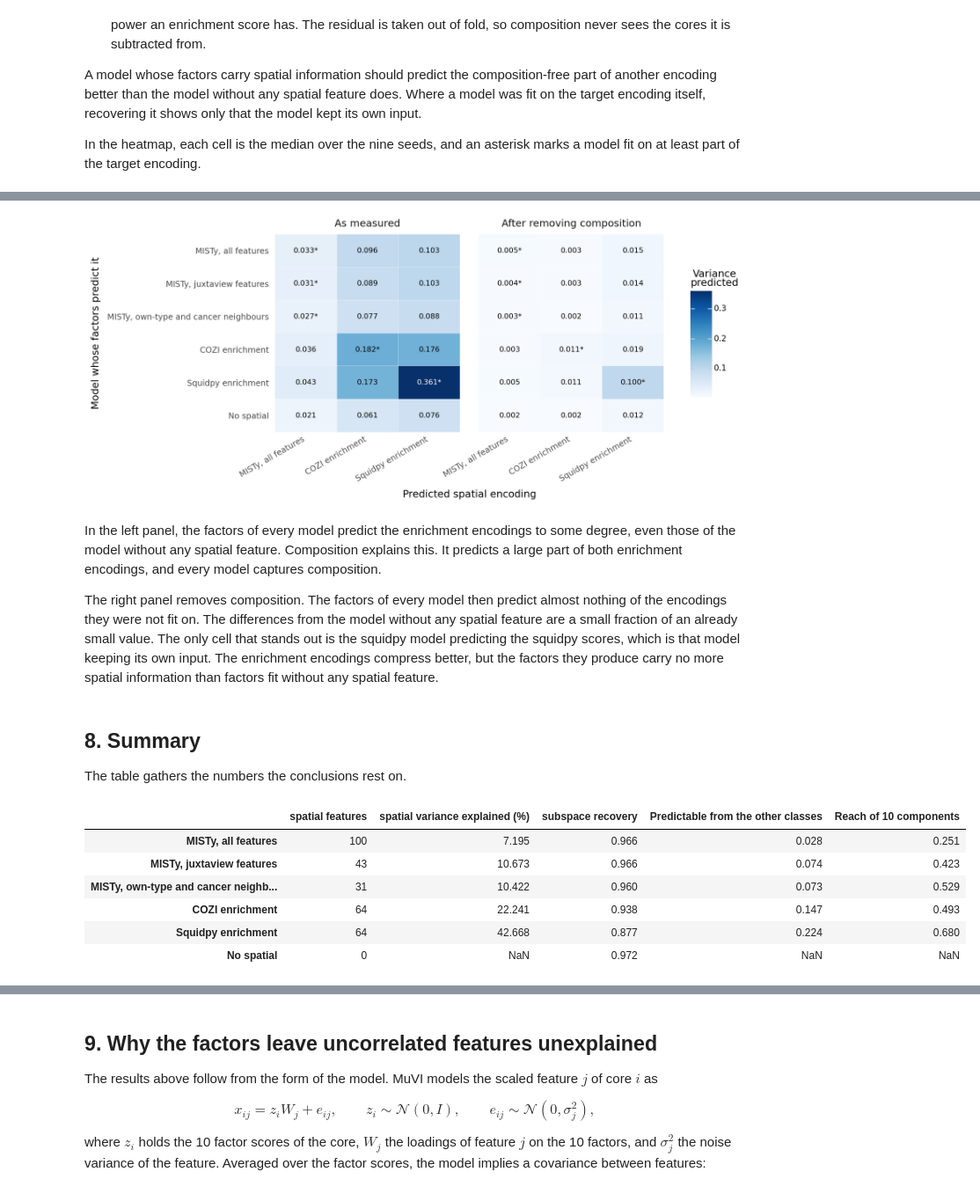
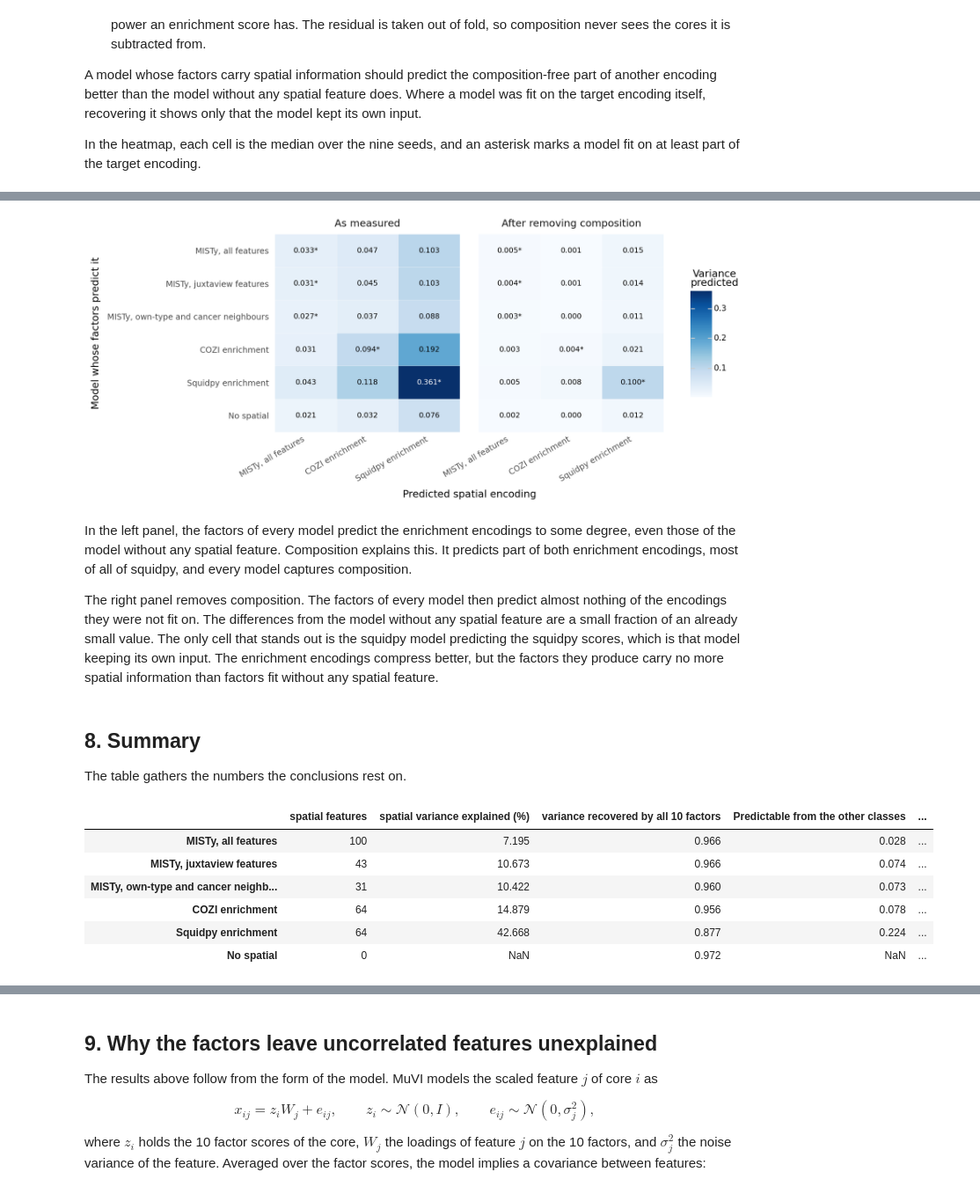
Before and after one commit to HartmannLab/MIBI-Analysis_Hamburg_CRC_TMA_2024, a Jupyter notebook: notebooks/multicellular/SpatialFeatureContribution.ipynb, the cells around one changed output, grey strips where cells are left out. Shown at 88% size. Drawn from its saved outputs; the diff is of its cells as text; code cells hidden in the pictures.

```diff
--- a/notebooks/multicellular/SpatialFeatureContribution.ipynb
+++ b/notebooks/multicellular/SpatialFeatureContribution.ipynb
@@ -314,9 +312,8 @@ coarse_of = {fine: coarse for coarse, fines in {
 }.items() for fine in fines}
 
 # COZI scores, from the annotated cell types to the coarse classes of the views
-cozi = pd.read_csv(data_dir + "cozi_all_fovs.csv", index_col=0)
+cozi = pd.read_csv(data_dir + "cozi_celltypes.csv", index_col="fov")[["interaction", "zscore"]]
 cozi.columns = ["interaction", "value"]
-cozi = cozi.replace([np.inf, -np.inf], np.nan)
 cozi[["target", "neighbour"]] = [target_and_predictor("." + i) for i in cozi.interaction]
 cozi = cozi[cozi.target.isin(coarse_of) & cozi.neighbour.isin(coarse_of)]
 cozi["view"] = cozi.target.map(coarse_of)
@@ -529,10 +532,12 @@ Each point is one of the eight comparison seeds. The reference seed is left out,
 # %%
-def axis_recovery(scores):
-    correlation = np.corrcoef(reference_scores.values.T, scores.values.T)[:n_factors, n_factors:]
-    rows, columns = linear_sum_assignment(-np.abs(correlation))
-    return pd.Series(np.abs(correlation[rows, columns]), index=[factor_order[r] for r in rows])
+def matched_factor(scores):
+    # Share of each reference factor's variance explained by its one-to-one matched refit factor
+    squared = np.corrcoef(reference_scores.values.T, scores.values.T)[:n_factors, n_factors:] ** 2
+    rows, columns = linear_sum_assignment(-squared)
+    return pd.Series(squared[rows, columns], index=[factor_order[r] for r in rows])
 
-def subspace_recovery(scores):
+def all_factors(scores):
+    # Share of each reference factor's variance explained by all refit factors, by least squares
     design = np.column_stack([scores.values, np.ones(len(scores))])
     out = {}
     for factor in factor_order:
@@ -541,12 +546,14 @@ def subspace_recovery(scores):
         out[factor] = 1 - (residual ** 2).sum() / ((y - y.mean()) ** 2).sum()
     return pd.Series(out)
 
+measures = {"One matched factor": matched_factor, "All 10 factors": all_factors}
 recovery = pd.concat([
     pd.DataFrame([{"feature set": r["feature set"], "seed": r["seed"], "measure": name, **function(r["scores"])}
                   for r in refits if r["seed"] != reference_seed])
-    for name, function in [("Axis recovery", axis_recovery), ("Subspace recovery", subspace_recovery)]])
+    for name, function in measures.items()])
 recovery_long = recovery.melt(id_vars=["feature set", "seed", "measure"], var_name="factor", value_name="value")
 recovery_long["feature set"] = pd.Categorical(recovery_long["feature set"], categories=list(feature_sets))
+recovery_long["measure"] = pd.Categorical(recovery_long.measure, categories=list(measures))
 recovery_long["factor"] = pd.Categorical(recovery_long.factor.str.replace("Factor ", ""),
                                          categories=[str(i) for i in range(1, 11)])
 
@@ -557,13 +564,15 @@ gp = (ggplot(recovery_long, aes(x="factor", y="value", color="feature set"))
       + facet_wrap("~measure", ncol=1)
       + scale_color_manual(values=set_colors)
       + scale_y_continuous(limits=(0, 1))
-      + labs(x="Reference factor", y="Recovery", color="")
+      + labs(x="Reference factor", y="Variance recovered", color="")
       + theme_classic()
       + theme(figure_size=(11, 6.5), legend_position="top", strip_background=element_blank(),
               strip_text=element_text(size=11)))
 gp.save(figure_dir + "factor_recovery.pdf", verbose=False)
 display(recovery.assign(median=recovery[factor_order].median(axis=1))
         .pivot_table(index="feature set", columns="measure", values="median", aggfunc="median")
-        .loc[list(feature_sets)].round(3))
+        .loc[list(feature_sets), list(measures)].round(3))
+display(recovery[recovery.measure == "All 10 factors"].groupby("feature set")[factor_order].median()
+        .loc[list(feature_sets)].round(2))
 gp
 # %% [output]
@@ -667,9 +686,9 @@ gp = (ggplot(heat, aes(x="target encoding", y="feature set", fill="r2"))
 gp.save(figure_dir + "spatial_encoding_prediction.pdf", verbose=False)
 gp
 # %% [output]
-[figure, old version]
+[figure, new version]
 # %% [markdown]
-In the left panel, the factors of every model predict the enrichment encodings to some degree, even those of the model without any spatial feature. Composition explains this. It predicts a large part of both enrichment encodings, and every model captures composition.
+In the left panel, the factors of every model predict the enrichment encodings to some degree, even those of the model without any spatial feature. Composition explains this. It predicts part of both enrichment encodings, most of all of squidpy, and every model captures composition.
 
 The right panel removes composition. The factors of every model then predict almost nothing of the encodings they were not fit on. The differences from the model without any spatial feature are a small fraction of an already small value. The only cell that stands out is the squidpy model predicting the squidpy scores, which is that model keeping its own input. The enrichment encodings compress better, but the factors they produce carry no more spatial information than factors fit without any spatial feature.
 # %% [markdown]
@@ -678,30 +697,30 @@ The table gathers the numbers the conclusions rest on.
 # %%
 def spatial_explained(label):
     '''Variance of the whole spatial block explained by the 10 factors. Every feature has unit variance,
     so the spatial classes of a set combine in proportion to their number of features.'''
     sizes = spatial_block(feature_sets[label]).columns.map(feature_class).value_counts()
     if sizes.empty:
         return np.nan
     medians = r2_all[r2_all["feature set"] == label][sizes.index].median()
     return float((medians * sizes).sum() / sizes.sum())
 
-subspace_median = (recovery[recovery.measure == "Subspace recovery"]
+all_factor_median = (recovery[recovery.measure == "All 10 factors"]
                    .assign(median=lambda d: d[factor_order].median(axis=1)).groupby("feature set")["median"].median())
 summary = pd.DataFrame({
     "spatial features": {label: spatial_block(views).shape[1] for label, views in feature_sets.items()},
     "spatial variance explained (%)": {label: spatial_explained(label) for label in feature_sets},
-    "subspace recovery": subspace_median,
+    "variance recovered by all 10 factors": all_factor_median,
 }).loc[list(feature_sets)]
 summary = summary.join(properties[["Predictable from the other classes", "Reach of 10 components"]])
 summary.round(3)
 # %% [output]
-|  | spatial features | spatial variance explained (%) | subspace recovery | Predictable from the other classes | Reach of 10 components |
-| MISTy, all features | 100 | 7.195 | 0.966 | 0.028 | 0.251 |
-| MISTy, juxtaview features | 43 | 10.673 | 0.966 | 0.074 | 0.423 |
-| MISTy, own-type and cancer neighb... | 31 | 10.422 | 0.960 | 0.073 | 0.529 |
-| COZI enrichment | 64 | 22.241 | 0.938 | 0.147 | 0.493 |
-| Squidpy enrichment | 64 | 42.668 | 0.877 | 0.224 | 0.680 |
-| No spatial | 0 | NaN | 0.972 | NaN | NaN |
+|  | spatial features | spatial variance explained (%) | variance recovered by all 10 factors | Predictable from the other classes | ... |
+| MISTy, all features | 100 | 7.195 | 0.966 | 0.028 | ... |
+| MISTy, juxtaview features | 43 | 10.673 | 0.966 | 0.074 | ... |
+| MISTy, own-type and cancer neighb... | 31 | 10.422 | 0.960 | 0.073 | ... |
+| COZI enrichment | 64 | 14.879 | 0.956 | 0.078 | ... |
+| Squidpy enrichment | 64 | 42.668 | 0.877 | 0.224 | ... |
+| No spatial | 0 | NaN | 0.972 | NaN | ... |
 # %% [markdown]
 The published factors explain only a small part of the spatial features. Metabolism, the functional markers and composition drive them, as the reviewer reads Factors 2 and 6. This is a technical property of the input more than a biological one. MISTy encodes space as sparse importances that barely correlate with each other or with the other classes. A factor model explains a feature only through its covariances with other features, as section 9 shows, so a model with 10 factors explains these importances poorly, and removing them leaves the factors in place.
 
```
Also changed, not shown: parts of 20 cells of this notebook, 3 other files.
